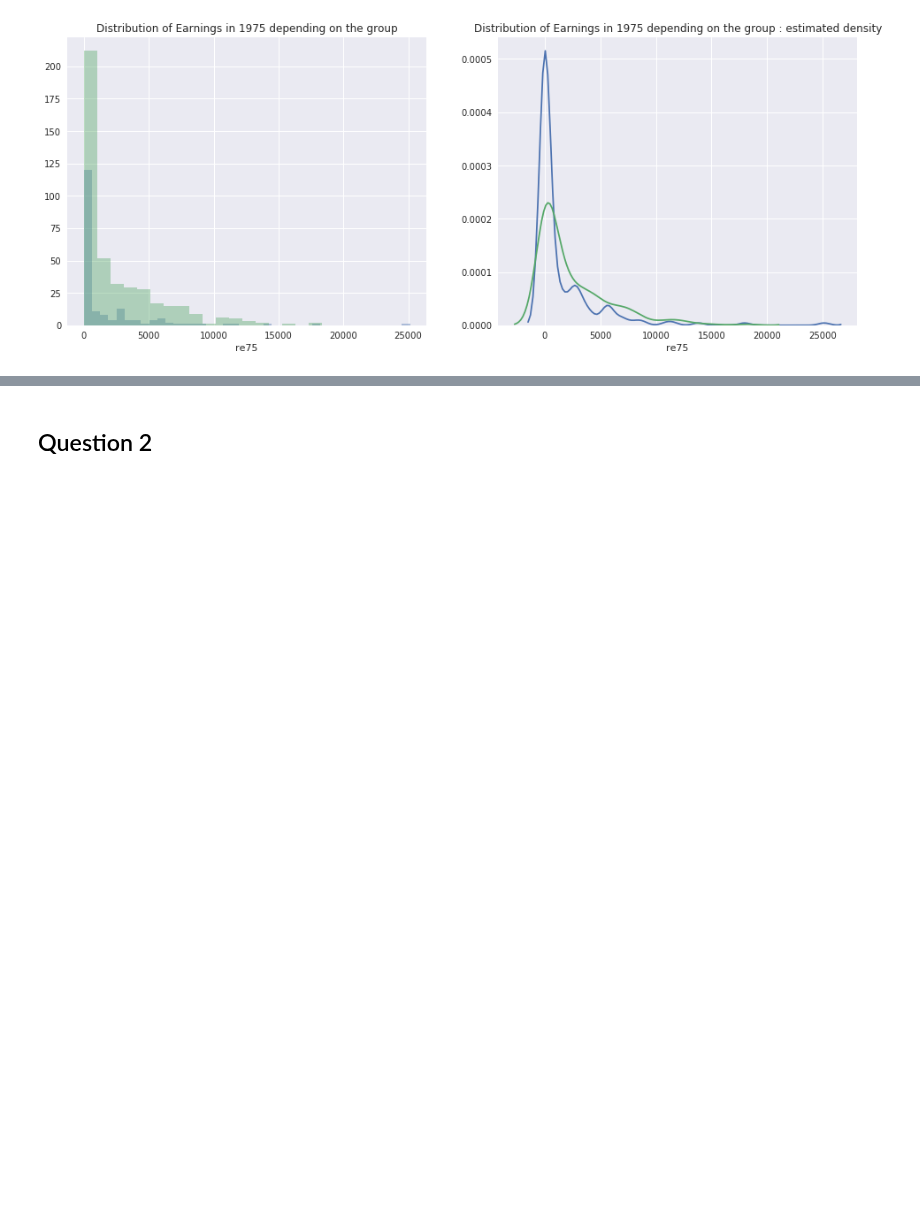
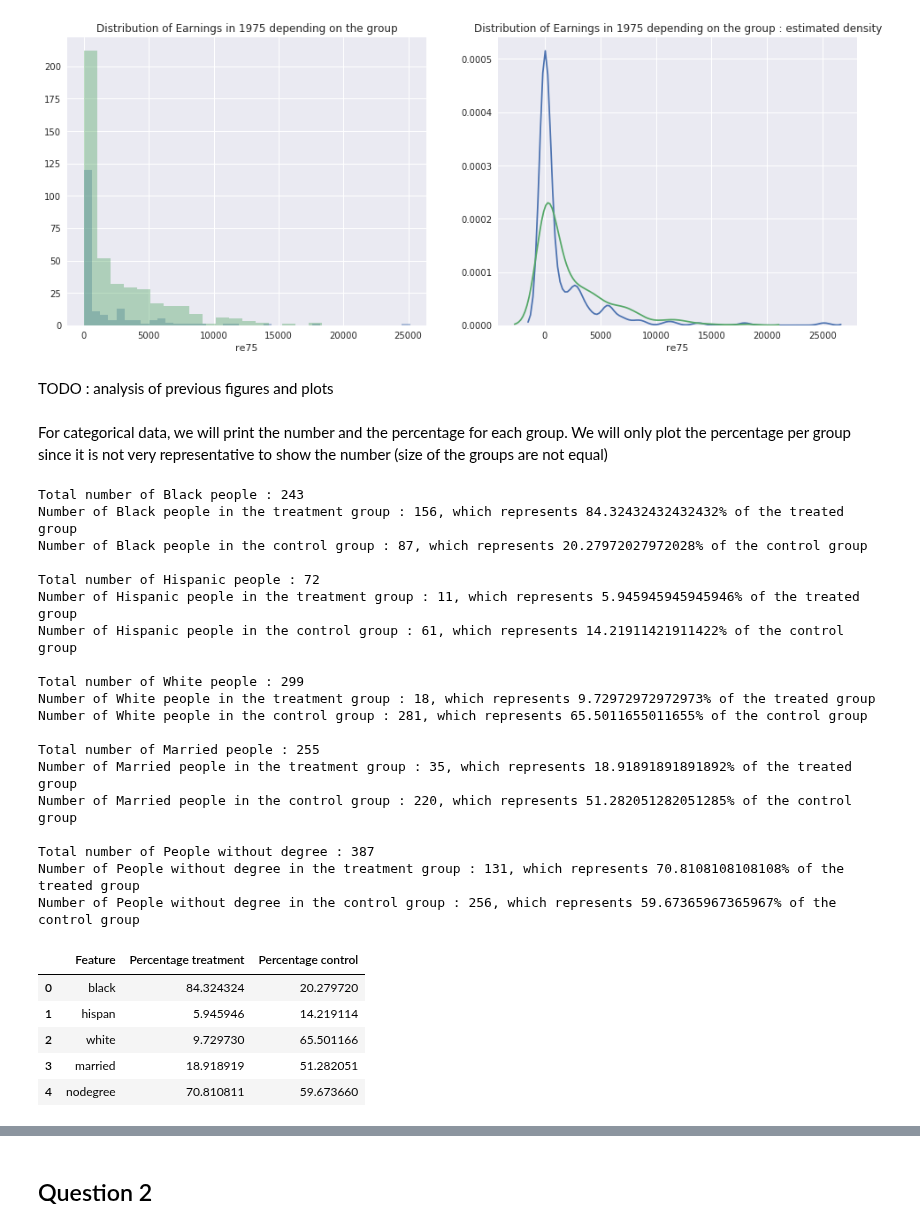
Before and after one commit to ImLemni/ada-epfl, a Jupyter notebook: 04-Applied_ML/Homework_4.ipynb, the cells around one changed output, grey strips where cells are left out. Cells and saved outputs as stored; diff of their text form; code cells hidden in the pictures; blank space fills up the shorter version.

```diff
--- a/04-Applied_ML/Homework_4.ipynb
+++ b/04-Applied_ML/Homework_4.ipynb
@@ -291,3 +291,70 @@ Control group is green and treated group is blue
 [figure]
 [figure]
 [figure]
+# %% [markdown]
+TODO : analysis of previous figures and plots
+# %% [markdown]
+For categorical data, we will print the number and the percentage for each group.
+We will only plot the percentage per group since it is not very representative to show the number (size of the groups are not equal)
+# %%
+population_treated = df_treat.shape[0]
+population_control = df_control.shape[0]
+
+def feature_analysis(feature,desc,in_df=True,feature2=None):
+    if in_df:
+        df_feat = df_lalonde_ori.loc[df_lalonde_ori[feature]==1]
+    #We add this condition to handle the case of categorical values with 3 values eg whith one of them not in the df
+    # i.e:white people are people non black and non hispanic
+    else :
+        df_nofeat_1 = df_lalonde_ori.loc[df_lalonde_ori[feature]==0]
+        df_feat = df_nofeat_1[df_nofeat_1[feature2]==0]
+    population_feature_treated = df_feat.loc[df_feat["treat"]==1].shape[0]
+    population_feature_control = df_feat.loc[df_feat["treat"]==0].shape[0]
+    percentage_feature_treated = 100*population_feature_treated/population_treated
+    percentage_feature_control = 100*population_feature_control/population_control
+    print(f'Total number of {desc} : {df_feat.shape[0]}')
+    print(f'Number of {desc} in the treatment group : {population_feature_treated}, which represents {percentage_feature_treated}% of the treated group')
+    print(f'Number of {desc} in the control group : {population_feature_control}, which represents {percentage_feature_control}% of the control group')
+    print()
+    return percentage_feature_treated,percentage_feature_control
+
+def get_categorical_results():
+    #We define a dict wich associate each categorical value with a description
+    associate_feature_desc = {"black":"Black people","hispan":"Hispanic people","white":"White people","married":"Married people","nodegree":"People without degree"}
+    df_res = pd.DataFrame(columns=["Feature","Percentage treatment","Percentage control"])
+    for key, value in associate_feature_desc.items():
+        if key == "white":
+            p_t,p_c = feature_analysis("black",value,in_df=False,feature2="hispan")
+        else:
+            p_t,p_c = feature_analysis(key,value)
+        df_res.loc[df_res.shape[0]] = [key,p_t,p_c]
+    return df_res
+
+df_categorical = get_categorical_results()
+df_categorical
+# %% [output]
+Total number of Black people : 243
+Number of Black people in the treatment group : 156, which represents 84.32432432432432% of the treated group
+Number of Black people in the control group : 87, which represents 20.27972027972028% of the control group
+
+Total number of Hispanic people : 72
+Number of Hispanic people in the treatment group : 11, which represents 5.945945945945946% of the treated group
+Number of Hispanic people in the control group : 61, which represents 14.21911421911422% of the control group
+
+Total number of White people : 299
+Number of White people in the treatment group : 18, which represents 9.72972972972973% of the treated group
+Number of White people in the control group : 281, which represents 65.5011655011655% of the control group
+
+Total number of Married people : 255
+Number of Married people in the treatment group : 35, which represents 18.91891891891892% of the treated group
+Number of Married people in the control group : 220, which represents 51.282051282051285% of the control group
+
+Total number of People without degree : 387
+Number of People without degree in the treatment group : 131, which represents 70.8108108108108% of the treated group
+Number of People without degree in the control group : 256, which represents 59.67365967365967% of the control group
+|  | Feature | Percentage treatment | Percentage control |
+| 0 | black | 84.324324 | 20.279720 |
+| 1 | hispan | 5.945946 | 14.219114 |
+| 2 | white | 9.729730 | 65.501166 |
+| 3 | married | 18.918919 | 51.282051 |
+| 4 | nodegree | 70.810811 | 59.673660 |
```
Also changed, not shown: parts of 3 cells of this notebook.
